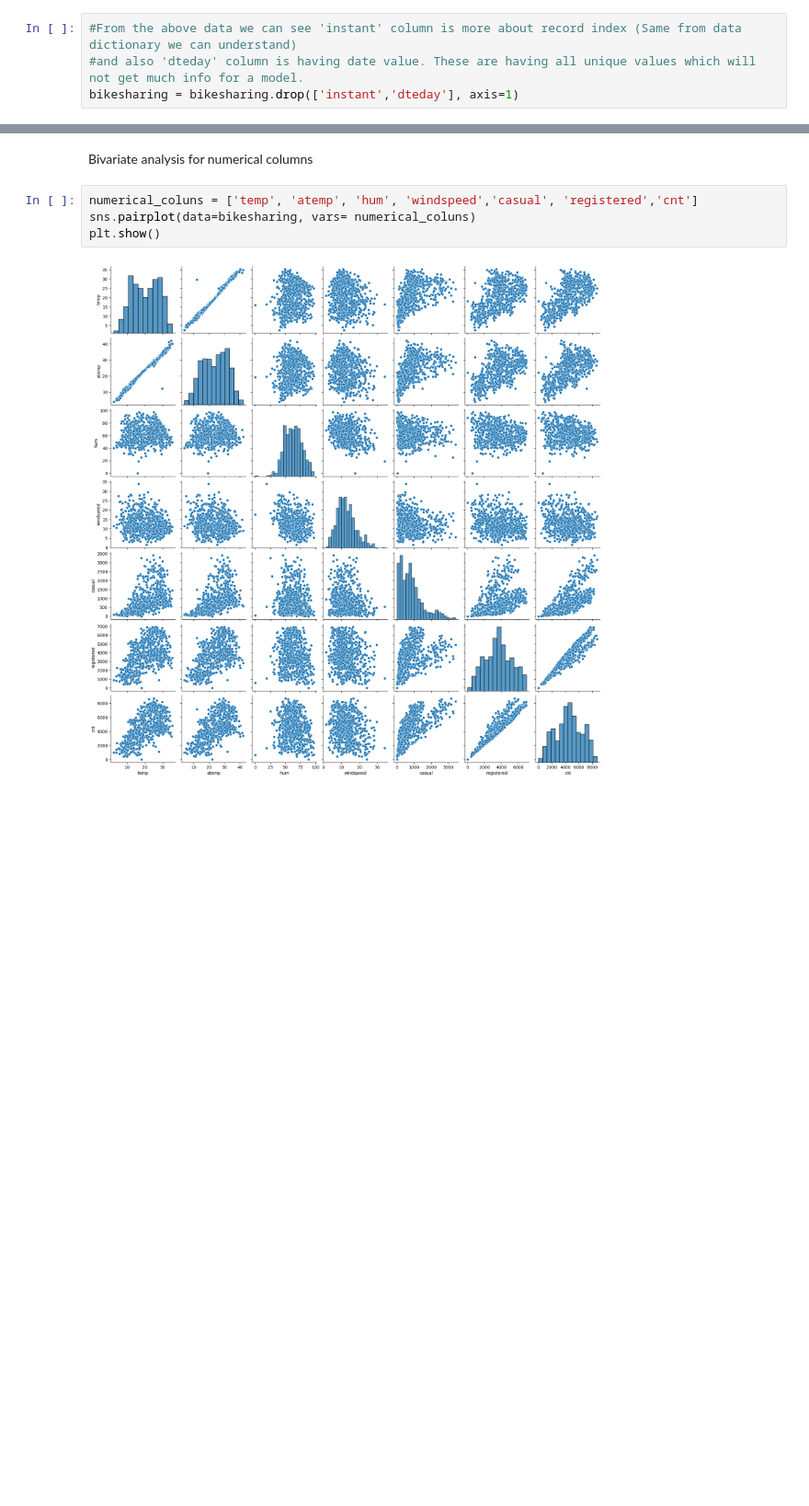
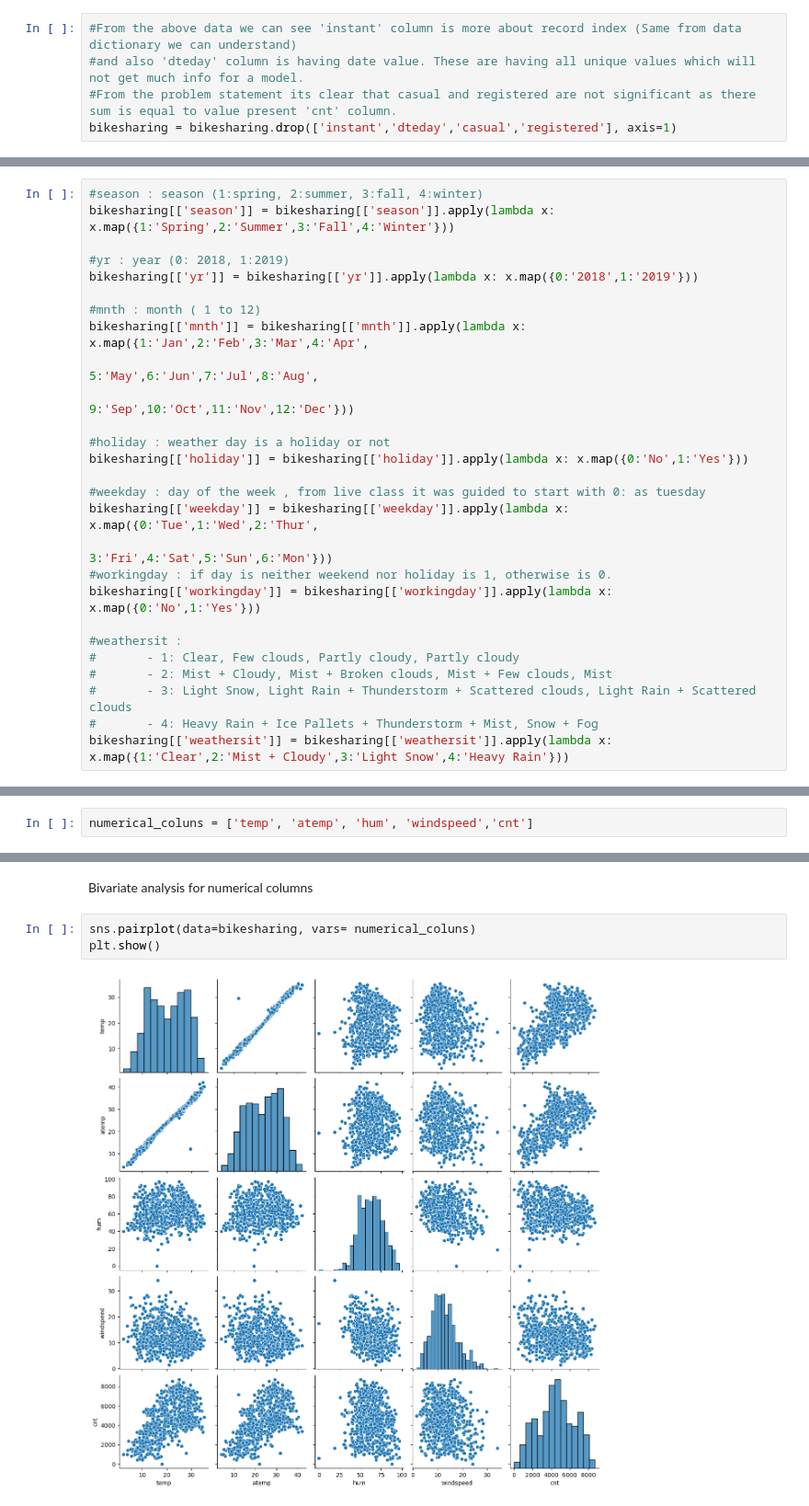
Before and after one commit to Aswani-ReddyKV/BikeSharing, a Jupyter notebook: Aswani_Reddy.ipynb, the cells around one changed output, grey strips where cells are left out. Shown at 92% size. Drawn from its saved outputs; the diff is of its cells as text; blank space fills up the shorter version.

Commit message:
Re-arranged EDA related logic and added mapping for categorical values

```diff
--- a/Aswani_Reddy.ipynb
+++ b/Aswani_Reddy.ipynb
@@ -122,4 +122,5 @@ As per the Data set dictionary, columns 'season', 'yr', 'mnth', 'holiday', 'week
 # %%
 #From the above data we can see 'instant' column is more about record index (Same from data dictionary we can understand)
 #and also 'dteday' column is having date value. These are having all unique values which will not get much info for a model.
-bikesharing = bikesharing.drop(['instant','dteday'], axis=1)
+#From the problem statement its clear that casual and registered are not significant as there sum is equal to value present 'cnt' column.
+bikesharing = bikesharing.drop(['instant','dteday','casual','registered'], axis=1)
@@ -126,3 +129,30 @@ bikesharing = bikesharing.drop(['instant','dteday'], axis=1)
+# %%
+#season : season (1:spring, 2:summer, 3:fall, 4:winter)
+bikesharing[['season']] = bikesharing[['season']].apply(lambda x: x.map({1:'Spring',2:'Summer',3:'Fall',4:'Winter'}))
+
+#yr : year (0: 2018, 1:2019)
+bikesharing[['yr']] = bikesharing[['yr']].apply(lambda x: x.map({0:'2018',1:'2019'}))
+
+#mnth : month ( 1 to 12)
+bikesharing[['mnth']] = bikesharing[['mnth']].apply(lambda x: x.map({1:'Jan',2:'Feb',3:'Mar',4:'Apr',
+                                                                     5:'May',6:'Jun',7:'Jul',8:'Aug',
+                                                                     9:'Sep',10:'Oct',11:'Nov',12:'Dec'}))
+
+#holiday : weather day is a holiday or not
+bikesharing[['holiday']] = bikesharing[['holiday']].apply(lambda x: x.map({0:'No',1:'Yes'}))
+
+#weekday : day of the week , from live class it was guided to start with 0: as tuesday
+bikesharing[['weekday']] = bikesharing[['weekday']].apply(lambda x: x.map({0:'Tue',1:'Wed',2:'Thur',
+                                                                           3:'Fri',4:'Sat',5:'Sun',6:'Mon'}))
+#workingday : if day is neither weekend nor holiday is 1, otherwise is 0.
+bikesharing[['workingday']] = bikesharing[['workingday']].apply(lambda x: x.map({0:'No',1:'Yes'}))
+
+#weathersit :
+#		- 1: Clear, Few clouds, Partly cloudy, Partly cloudy
+#		- 2: Mist + Cloudy, Mist + Broken clouds, Mist + Few clouds, Mist
+#		- 3: Light Snow, Light Rain + Thunderstorm + Scattered clouds, Light Rain + Scattered clouds
+#		- 4: Heavy Rain + Ice Pallets + Thunderstorm + Mist, Snow + Fog
+bikesharing[['weathersit']] = bikesharing[['weathersit']].apply(lambda x: x.map({1:'Clear',2:'Mist + Cloudy',3:'Light Snow',4:'Heavy Rain'}))
 # %% [markdown]
 ### Part 4 - EDA
 # %% [markdown]
@@ -148,0 +202,2 @@ for i in range(len(categorical_columns)):
+# %%
+numerical_coluns = ['temp', 'atemp', 'hum', 'windspeed','cnt']
@@ -149,8 +216,7 @@ for i in range(len(categorical_columns)):
 # %% [markdown]
 Bivariate analysis for numerical columns
 # %%
-numerical_coluns = ['temp', 'atemp', 'hum', 'windspeed','casual', 'registered','cnt']
 sns.pairplot(data=bikesharing, vars= numerical_coluns)
 plt.show()
 # %% [output]
-[figure, old version]
+[figure, new version]
```
Also changed, not shown: parts of 12 cells of this notebook.
